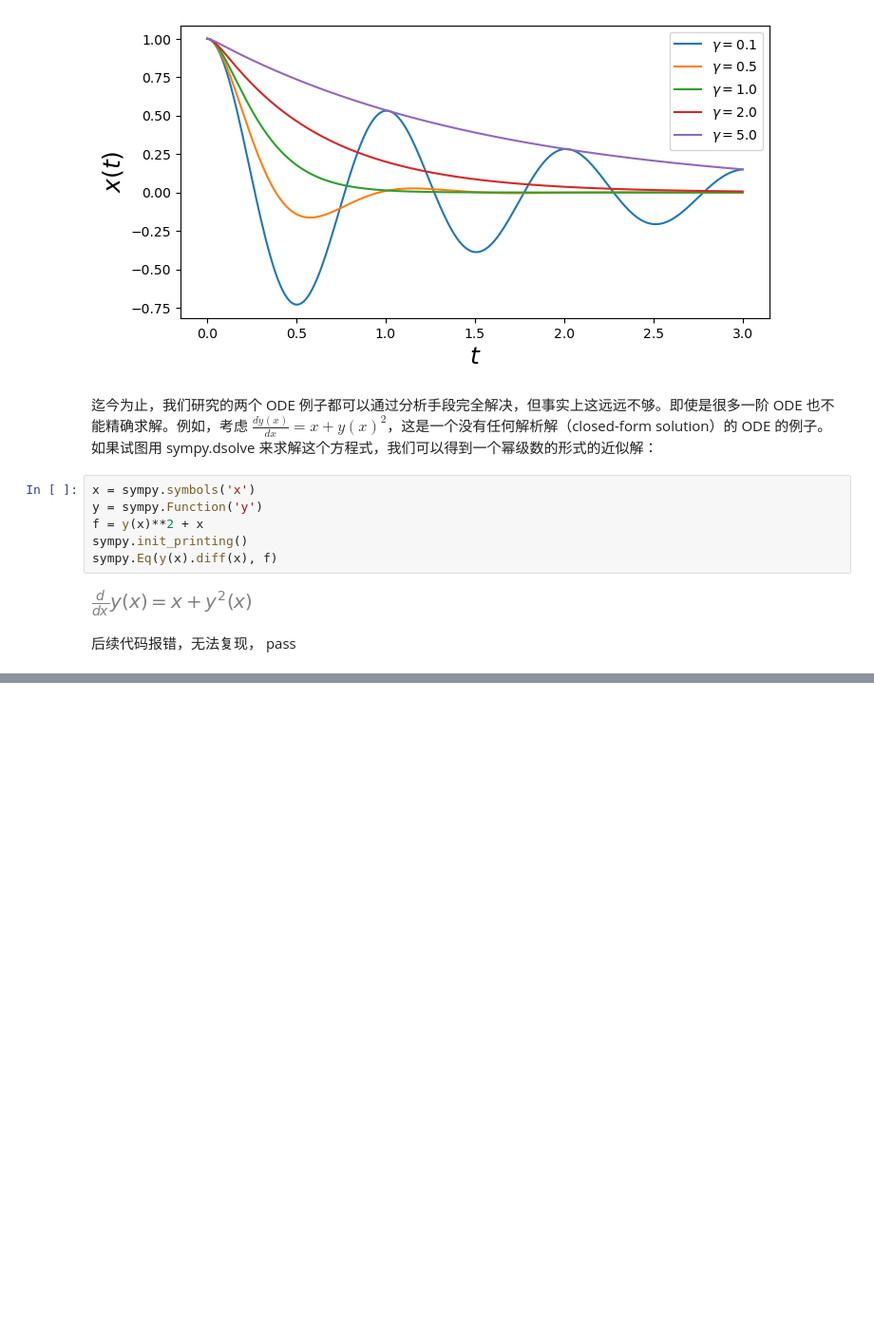
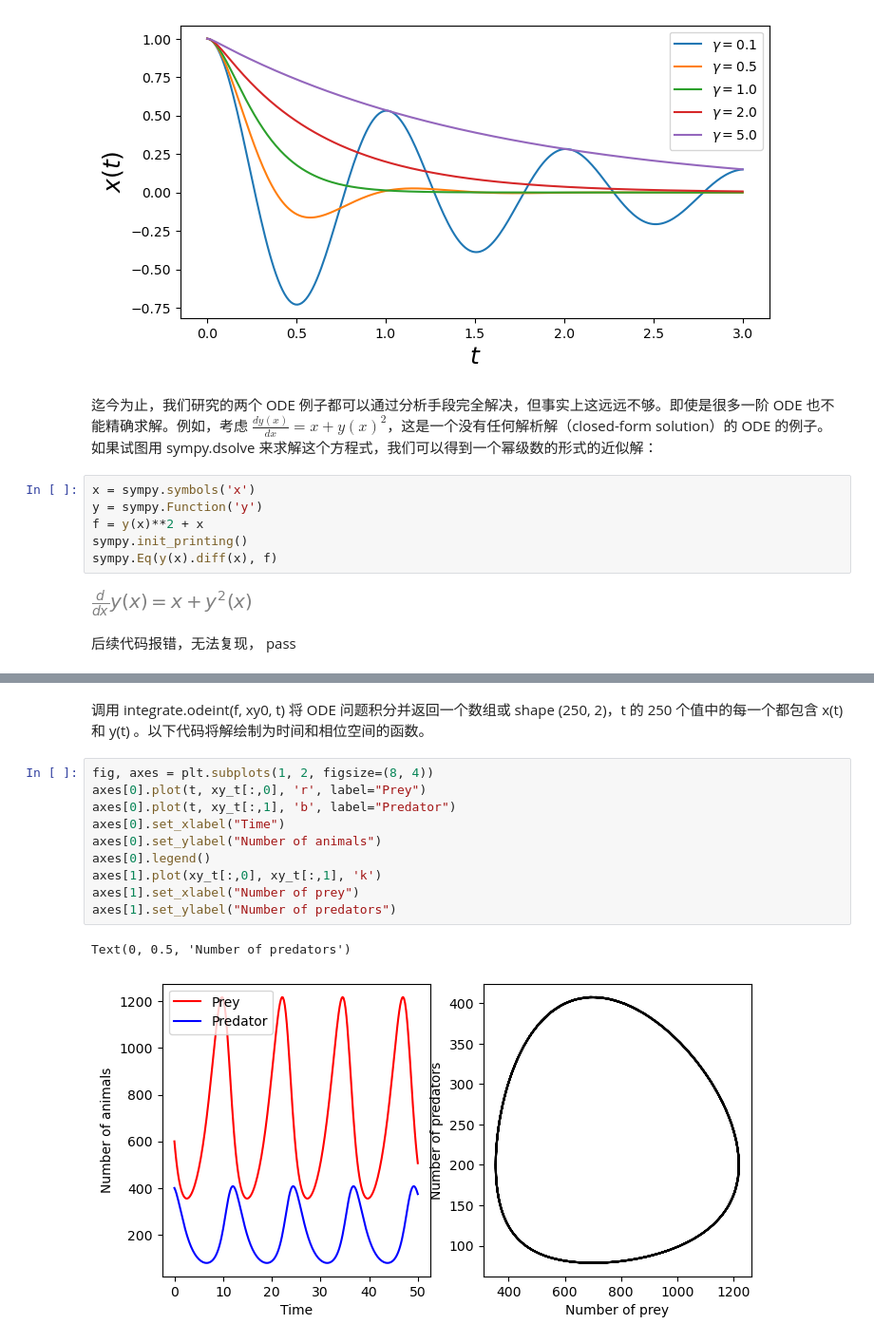
Before and after one commit to xuanyabulema/JupyterNotebook, a Jupyter notebook: ODE.ipynb, the cells around one changed output, grey strips where cells are left out. Shown at 95% size. Saved outputs shown, nothing was run; the diff lists cells and outputs as text; blank space fills up the shorter version.

```diff
--- a/ODE.ipynb
+++ b/ODE.ipynb
@@ -188,0 +305,15 @@ pass
+# %% [markdown]
+调用 integrate.odeint(f, xy0, t) 将 ODE 问题积分并返回一个数组或 shape (250, 2)，t 的 250 个值中的每一个都包含 x(t) 和 y(t) 。以下代码将解绘制为时间和相位空间的函数。
+# %%
+fig, axes = plt.subplots(1, 2, figsize=(8, 4))
+axes[0].plot(t, xy_t[:,0], 'r', label="Prey")
+axes[0].plot(t, xy_t[:,1], 'b', label="Predator")
+axes[0].set_xlabel("Time")
+axes[0].set_ylabel("Number of animals")
+axes[0].legend()
+axes[1].plot(xy_t[:,0], xy_t[:,1], 'k')
+axes[1].set_xlabel("Number of prey")
+axes[1].set_ylabel("Number of predators")
+# %% [output]
+Text(0, 0.5, 'Number of predators')
+[figure, added]
```
Also changed, not shown: parts of 68 cells of this notebook.
